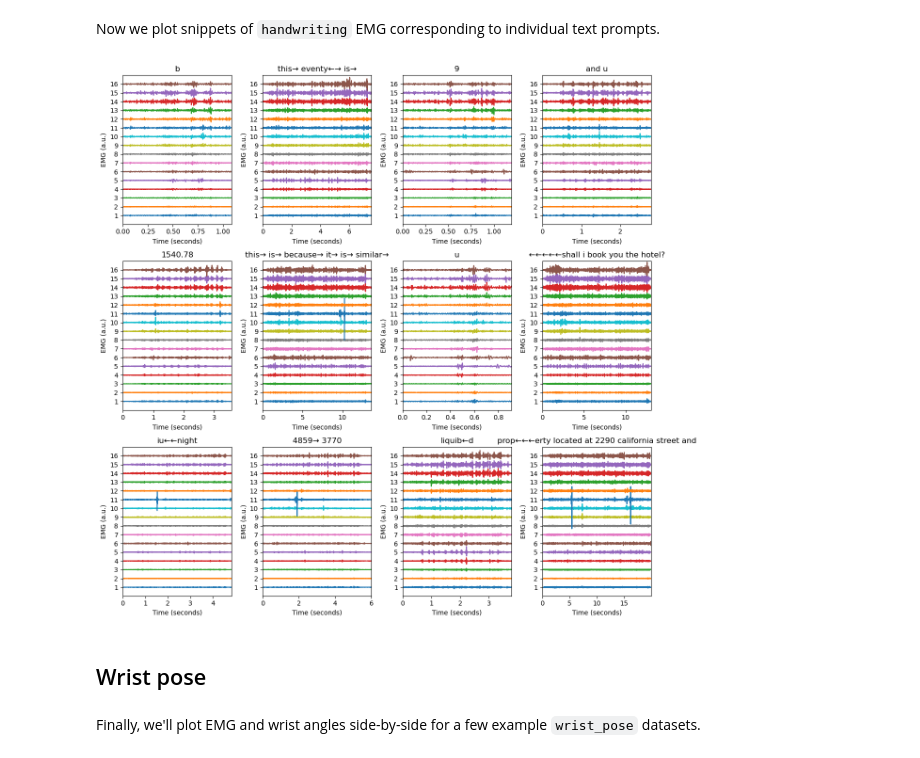
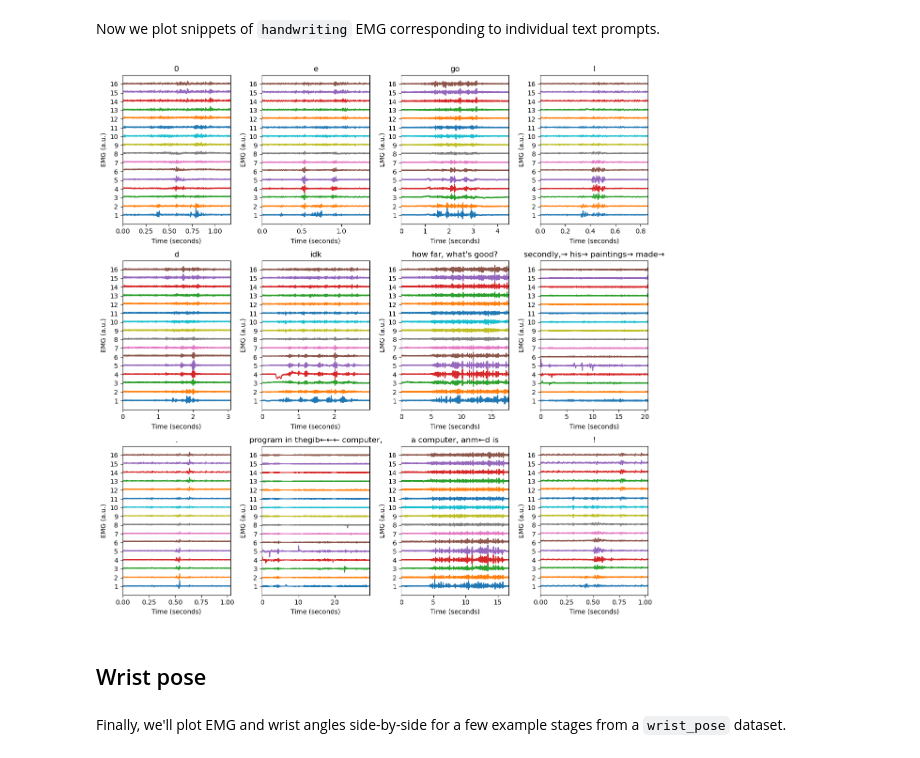
Before and after one commit to facebookresearch/generic-neuromotor-interface, a Jupyter notebook: loading_emg_data.ipynb, the cells around one changed output. Drawn from its saved outputs; the diff is of its cells as text; code cells hidden in the pictures.

Commit message:
adding stage info

```diff
--- a/loading_emg_data.ipynb
+++ b/loading_emg_data.ipynb
@@ -132,7 +160,7 @@ ncols = 4
 fig, axs = plt.subplots(nrows, ncols, figsize=(ncols * 3, nrows * 4))
 
 # Sample random gestures
-gestures = gesture_data.labels.sample(nrows * ncols, random_state=0, replace=False)
+gestures = gesture_data.prompts.sample(nrows * ncols, random_state=0, replace=False)
 
 for ax, (_, gesture) in zip(axs.flatten(), gestures.iterrows()):
     timeseries = gesture_data.partition(gesture.time + window[0], gesture.time + window[1])
@@ -153,22 +181,22 @@ handwriting_data = load_data(handwriting_file)
 # %%
 nrows = 3
 ncols = 4
 
 fig, axs = plt.subplots(nrows, ncols, figsize=(ncols * 3, nrows * 4))
 
 # Sample random prompts
-prompts = handwriting_data.labels.sample(nrows * ncols, random_state=0, replace=False)
+prompts = handwriting_data.prompts.sample(nrows * ncols, random_state=0, replace=False)
 
 for ax, (_, prompt) in zip(axs.flatten(), prompts.iterrows()):
     timeseries = handwriting_data.partition(prompt.start, prompt.end)
     plot_emg(timeseries["time"], timeseries["emg"], ax=ax)
     ax.set(title=f"{prompt.prompt}")
 
 plt.tight_layout()
 # %% [output]
-[figure, old version]
+[figure, new version]
 # %% [markdown]
 ## Wrist pose
 # %% [markdown]
-Finally, we'll plot EMG and wrist angles side-by-side for a few example `wrist_pose` datasets.
+Finally, we'll plot EMG and wrist angles side-by-side for a few example stages from a `wrist_pose` dataset.
 # %%
```
Also changed, not shown: parts of 10 cells of this notebook, 1 other file.
